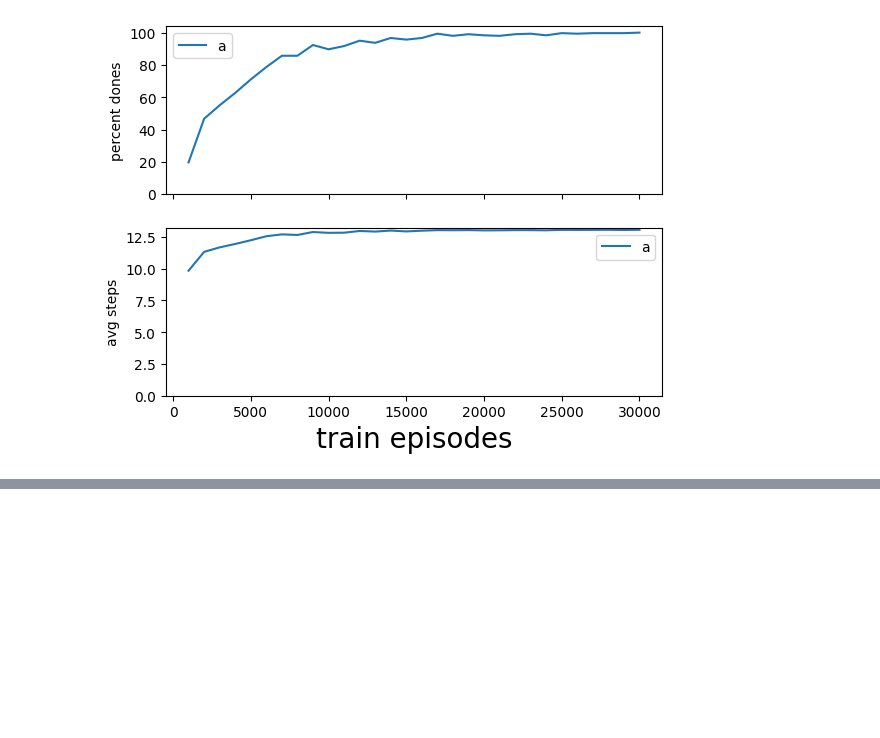
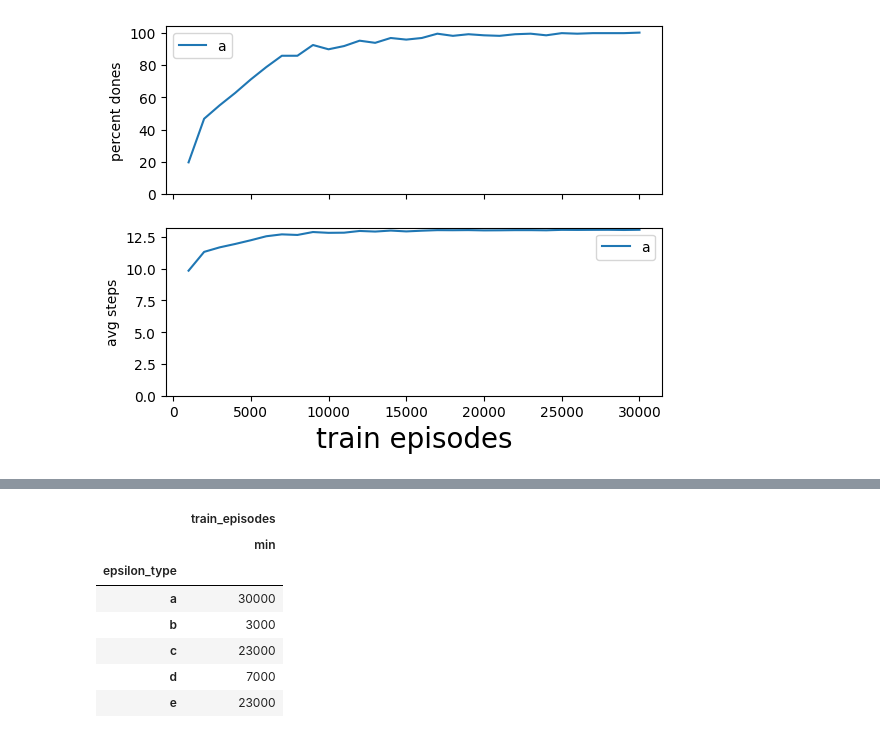
Before and after one commit to anselmobd/qrlstudy, a Jupyter notebook: eval.ipynb, the cells around one changed output, grey strips where cells are left out. Saved outputs shown, nothing was run; the diff lists cells and outputs as text; code cells hidden in the pictures; blank space fills up the shorter version.

```diff
--- a/eval.ipynb
+++ b/eval.ipynb
@@ -69,0 +135,12 @@ Text(0.5, 0, 'train episodes')
+# %%
+q_min_episodes = q100.groupby(by=['epsilon_type']).aggregate({'train_episodes': ['min']})
+q_min_episodes.head()
+# %% [output]
+|  | train_episodes |
+|  | min |
+| epsilon_type |  |
+| a | 30000 |
+| b | 3000 |
+| c | 23000 |
+| d | 7000 |
+| e | 23000 |
```
Also changed, not shown: parts of 7 cells of this notebook.
